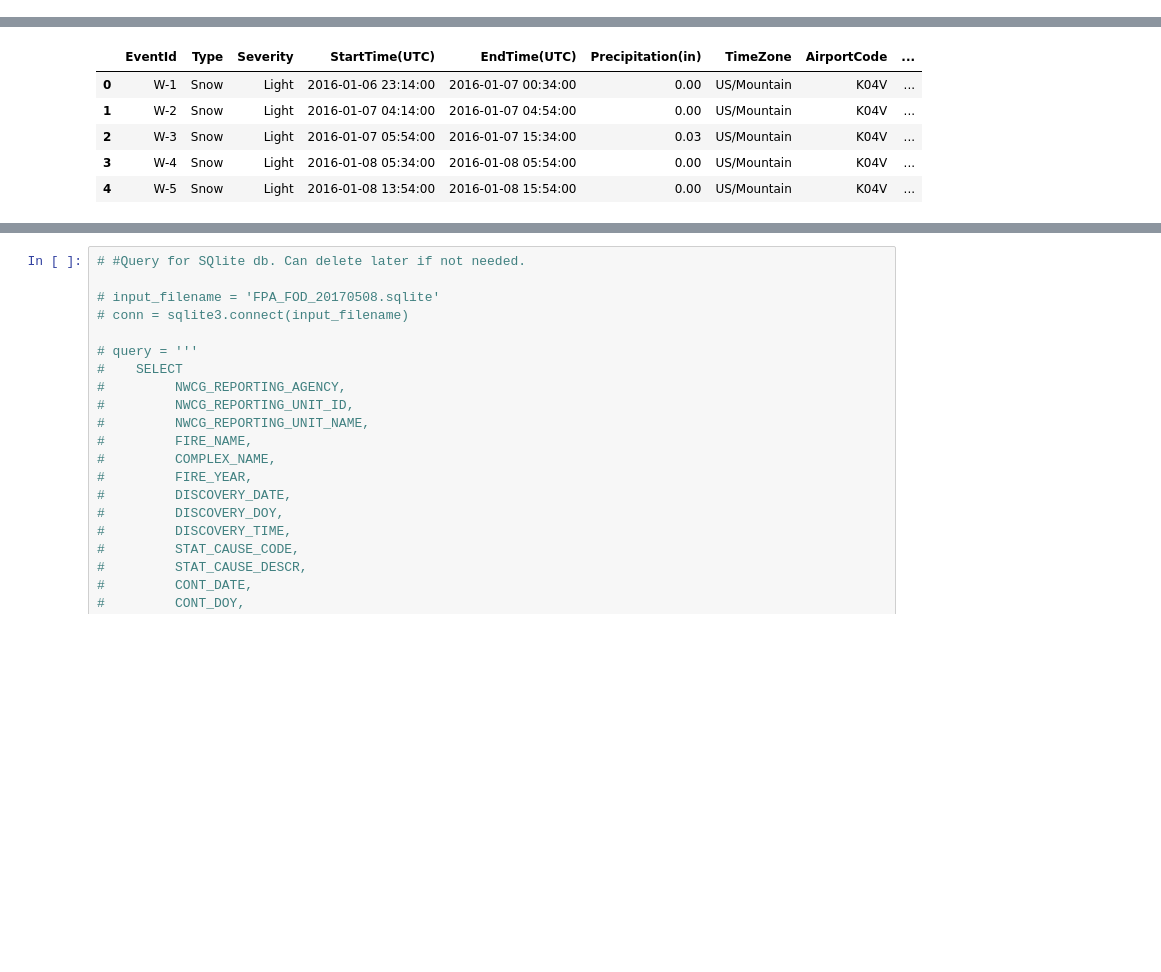
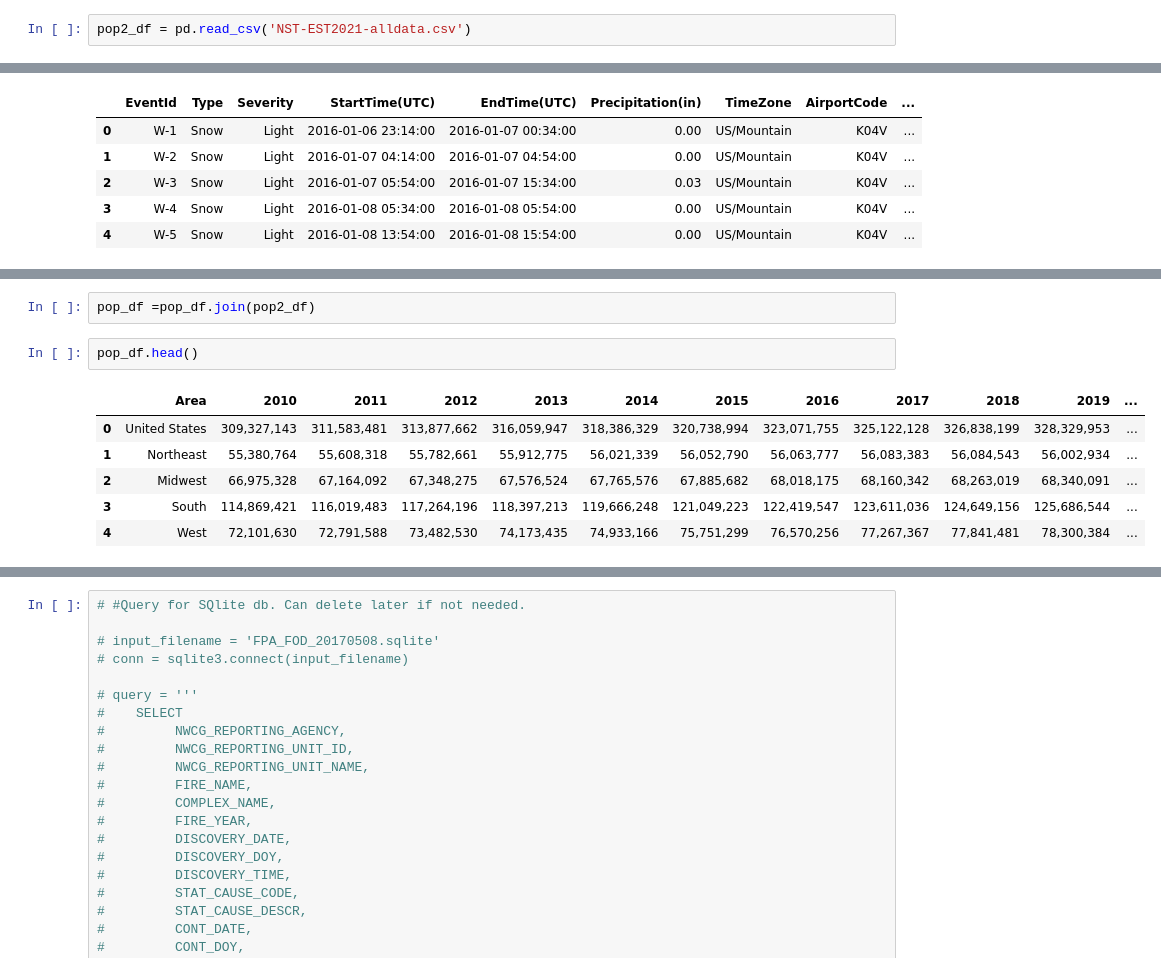
Before and after one commit to HOWBZR/Fire_Repo, a Jupyter notebook: data_collection.ipynb, the cells around one changed output, grey strips where cells are left out. Drawn from its saved outputs; the diff is of its cells as text; blank space fills up the shorter version.

Commit message:
added state area, average temp, and population 2020-2021

```diff
--- a/data_collection.ipynb
+++ b/data_collection.ipynb
@@ -7,0 +9,2 @@ weather_df = pd.read_csv('WeatherEvents_Jan2016-Dec2021.csv')
+# %%
+pop2_df = pd.read_csv('NST-EST2021-alldata.csv')
@@ -48,0 +140,11 @@ weather_df.head()
+# %%
+pop_df =pop_df.join(pop2_df)
+# %%
+pop_df.head()
+# %% [output]
+|  | Area | 2010 | 2011 | 2012 | 2013 | 2014 | 2015 | 2016 | 2017 | 2018 | 2019 | ... |
+| 0 | United States | 309,327,143 | 311,583,481 | 313,877,662 | 316,059,947 | 318,386,329 | 320,738,994 | 323,071,755 | 325,122,128 | 326,838,199 | 328,329,953 | ... |
+| 1 | Northeast | 55,380,764 | 55,608,318 | 55,782,661 | 55,912,775 | 56,021,339 | 56,052,790 | 56,063,777 | 56,083,383 | 56,084,543 | 56,002,934 | ... |
+| 2 | Midwest | 66,975,328 | 67,164,092 | 67,348,275 | 67,576,524 | 67,765,576 | 67,885,682 | 68,018,175 | 68,160,342 | 68,263,019 | 68,340,091 | ... |
+| 3 | South | 114,869,421 | 116,019,483 | 117,264,196 | 118,397,213 | 119,666,248 | 121,049,223 | 122,419,547 | 123,611,036 | 124,649,156 | 125,686,544 | ... |
+| 4 | West | 72,101,630 | 72,791,588 | 73,482,530 | 74,173,435 | 74,933,166 | 75,751,299 | 76,570,256 | 77,267,367 | 77,841,481 | 78,300,384 | ... |
```
Also changed, not shown: parts of 8 cells of this notebook, 50 other files.
